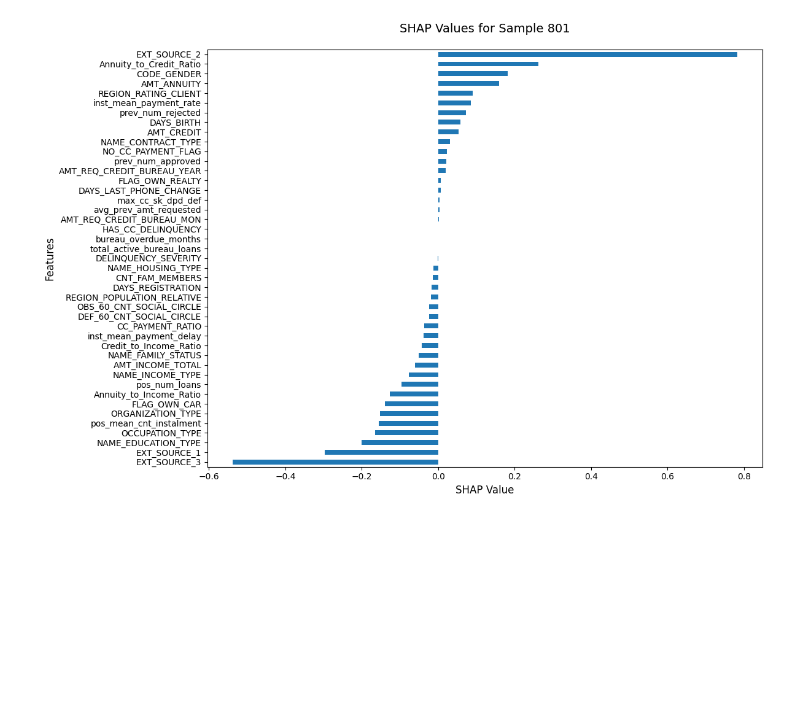
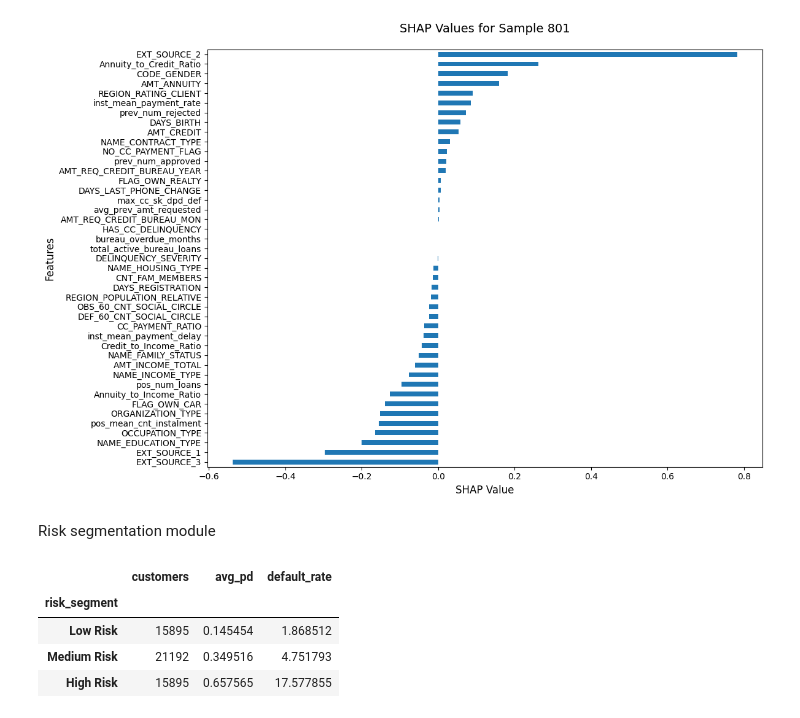
Before and after one commit to Parvrajchauhan/fintech-loan-predictor, a Jupyter notebook: Notebooks/Classification.ipynb, the cells around one changed output. Cells and saved outputs as stored; diff of their text form; code cells hidden in the pictures; blank space fills up the shorter version.

```diff
--- a/Notebooks/Classification.ipynb
+++ b/Notebooks/Classification.ipynb
@@ -964,3 +964,37 @@ plt.tight_layout()
 plt.show()
 # %% [output]
 [figure]
+# %% [markdown]
+Risk segmentation module
+# %%
+y_proba = model6.predict_proba(X_val)[:, 1]
+# %%
+risk_df = pd.DataFrame({
+    "prob_default": y_proba,
+    "actual_default": y_val.values
+})
+
+risk_df["risk_segment"] = pd.qcut(
+    risk_df["prob_default"],
+    q=[0, 0.3, 0.7, 1.0],
+    labels=["Low Risk", "Medium Risk", "High Risk"]
+)
+
+risk_report = (
+    risk_df
+    .groupby("risk_segment")
+    .agg(
+        customers=("prob_default", "count"),
+        avg_pd=("prob_default", "mean"),
+        default_rate=("actual_default", "mean")
+    )
+)
+
+risk_report["default_rate"] *= 100
+risk_report
+# %% [output]
+|  | customers | avg_pd | default_rate |
+| risk_segment |  |  |  |
+| Low Risk | 15895 | 0.145454 | 1.868512 |
+| Medium Risk | 21192 | 0.349516 | 4.751793 |
+| High Risk | 15895 | 0.657565 | 17.577855 |
```
Also changed, not shown: 5 other files.
